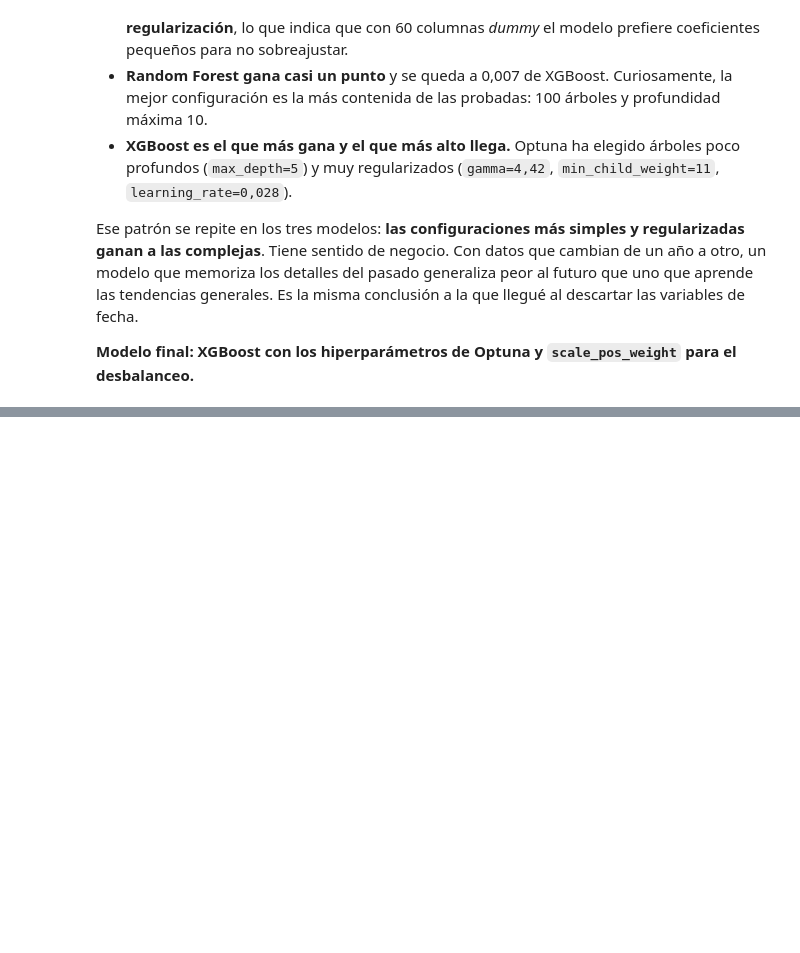
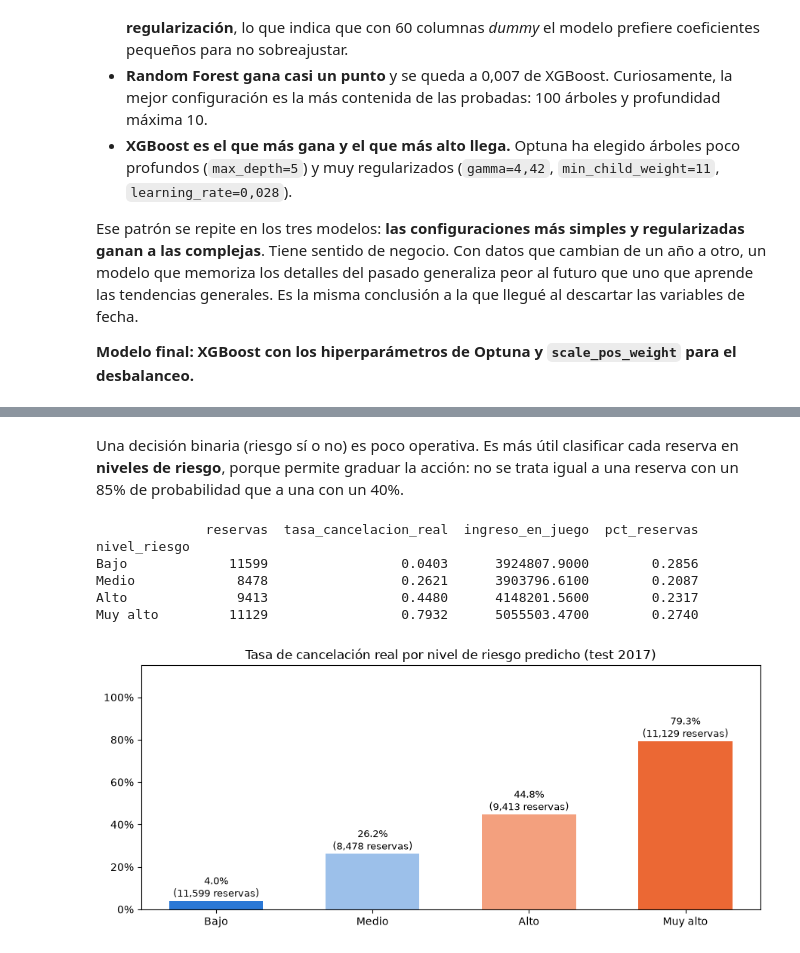
Before and after one commit to davidvilasiaba12345-a11y/Proyecto-Maching-Learning-David-Vila-Siaba, a Jupyter notebook: proyecto.ipynb, the cells around one changed output, grey strips where cells are left out. Saved outputs shown, nothing was run; the diff lists cells and outputs as text; code cells hidden in the pictures; blank space fills up the shorter version.

```diff
--- a/proyecto.ipynb
+++ b/proyecto.ipynb
@@ -1380,0 +1613,21 @@ generales. Es la misma conclusión a la que llegué al descartar las variables d
+# %%
+res = test[['hotel', 'ingreso_reserva']].copy()
+res['real'] = y_test.values
+res['pred'] = pred_test
+res['proba'] = proba_test
+
+tp = res[(res['real'] == 1) & (res['pred'] == 1)]
+fp = res[(res['real'] == 0) & (res['pred'] == 1)]
+fn = res[(res['real'] == 1) & (res['pred'] == 0)]
+
+n_cancel = (res['real'] == 1).sum()
+ingreso_cancelado = res.loc[res['real'] == 1, 'ingreso_reserva'].sum()
+
+print(f'Periodo de test: enero-agosto 2017 · {len(res):,} reservas · {n_cancel:,} cancelaciones reales')
+print(f'Ingreso de las reservas canceladas: {ingreso_cancelado/1e6:.2f} M€\n')
+print(f'Cancelaciones detectadas a tiempo : {len(tp):,} de {n_cancel:,} ({len(tp)/n_cancel:.1%})')
+print(f'    → ingreso de esas reservas: {tp['ingreso_reserva'].sum()/1e6:.2f} M€'
+      f'({tp['ingreso_reserva'].sum()/ingreso_cancelado:.1%} del ingreso cancelado)')
+print(f'Cancelaciones que se escapan: {len(fn):,} ({len(fn)/n_cancel:.1%})')
+print(f'Clientes marcados sin motivo: {len(fp):,} ({len(fp)/(res['real'] == 0).sum():.1%} de los que sí vienen)')
+print(f'\nDe cada 10 reservas marcadas como riesgo, {10*len(tp)/(len(tp)+len(fp)):.1f} cancelan de verdad.')
@@ -1380,0 +1644,32 @@ generales. Es la misma conclusión a la que llegué al descartar las variables d
+# %% [markdown]
+Una decisión binaria (riesgo sí o no) es poco operativa. Es más útil clasificar cada reserva en
+**niveles de riesgo**, porque permite graduar la acción: no se trata igual a una reserva con un 85%
+de probabilidad que a una con un 40%.
+# %%
+res['nivel_riesgo'] = pd.cut(res['proba'], bins=[0, UMBRAL / 2, UMBRAL, (UMBRAL + 1) / 2, 1.0], labels=['Bajo', 'Medio', 'Alto', 'Muy alto'], include_lowest=True)
+
+niveles = res.groupby('nivel_riesgo', observed=True).agg(
+    reservas=('real', 'size'),
+    tasa_cancelacion_real=('real', 'mean'),
+    ingreso_en_juego=('ingreso_reserva', 'sum')
+)
+niveles['pct_reservas'] = niveles['reservas'] / len(res)
+print(niveles.round(4).to_string())
+
+fig, ax = plt.subplots(figsize=(9, 4))
+ax.bar(niveles.index.astype(str), niveles['tasa_cancelacion_real'], color=[C_NO, '#9cc0ea', '#f3a07e', C_SI], width=0.6)
+for i, (v, n) in enumerate(zip(niveles['tasa_cancelacion_real'], niveles['reservas'])):
+    ax.text(i, v + 0.02, f'{v:.1%}\n({n:,} reservas)', ha='center', fontsize=9)
+ax.set_ylim(0, 1.15)
+ax.yaxis.set_major_formatter(mticker.PercentFormatter(1.0))
+ax.set_title('Tasa de cancelación real por nivel de riesgo predicho (test 2017)')
+plt.tight_layout()
+plt.show()
+# %% [output]
+              reservas  tasa_cancelacion_real  ingreso_en_juego  pct_reservas
+nivel_riesgo
+Bajo             11599                 0.0403      3924807.9000        0.2856
+Medio             8478                 0.2621      3903796.6100        0.2087
+Alto              9413                 0.4480      4148201.5600        0.2317
+Muy alto         11129                 0.7932      5055503.4700        0.2740
+[figure, added]
```
Also changed, not shown: parts of 30 cells of this notebook.
